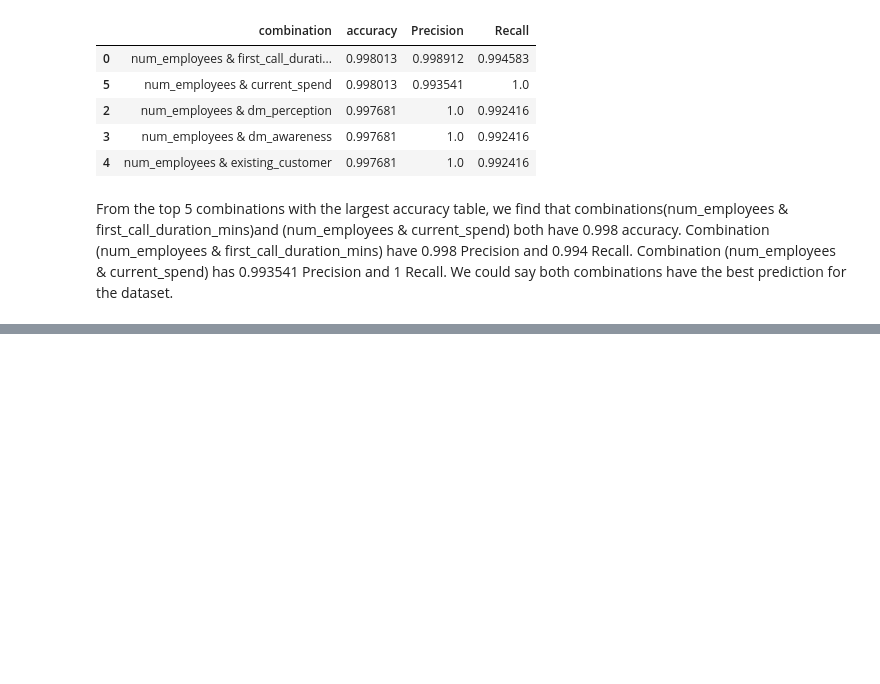
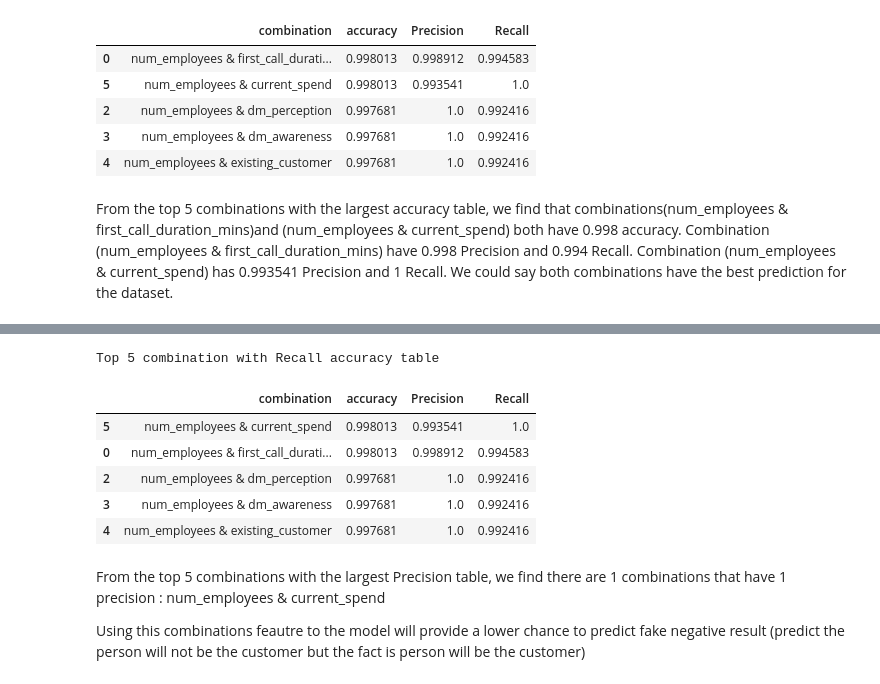
Before and after one commit to andrewlee-29/Applied-Bussiness-Analytics, a Jupyter notebook: hw_05.ipynb, the cells around one changed output, grey strips where cells are left out. Saved outputs shown, nothing was run; the diff lists cells and outputs as text; code cells hidden in the pictures; blank space fills up the shorter version.

```diff
--- a/hw_05.ipynb
+++ b/hw_05.ipynb
@@ -94,0 +128,15 @@ From the top 5 combinations with the largest accuracy table, we find that combin
+# %%
+print("Top 5 combination with Recall accuracy table ")
+result_df.sort_values('Recall', ascending=False).head(5)
+# %% [output]
+Top 5 combination with Recall accuracy table
+|  | combination | accuracy | Precision | Recall |
+| 5 | num_employees & current_spend | 0.998013 | 0.993541 | 1.0 |
+| 0 | num_employees & first_call_durati... | 0.998013 | 0.998912 | 0.994583 |
+| 2 | num_employees & dm_perception | 0.997681 | 1.0 | 0.992416 |
+| 3 | num_employees & dm_awareness | 0.997681 | 1.0 | 0.992416 |
+| 4 | num_employees & existing_customer | 0.997681 | 1.0 | 0.992416 |
+# %% [markdown]
+From the top 5 combinations with the largest Precision table, we find there are 1 combinations that have 1 precision : num_employees & current_spend
+
+Using this combinations feautre to the model will provide a lower chance to predict fake negative result (predict the person will not be the customer but the fact is person will be the customer)
```
Also changed, not shown: parts of 8 cells of this notebook.
